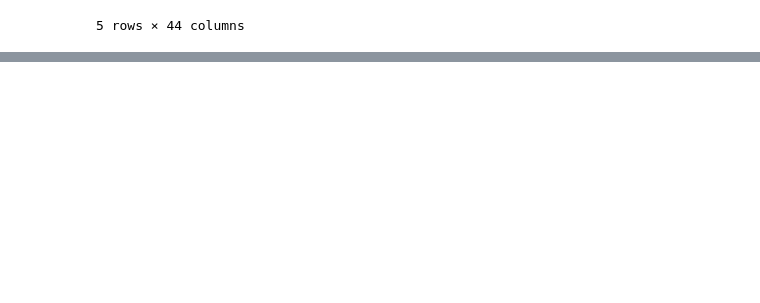
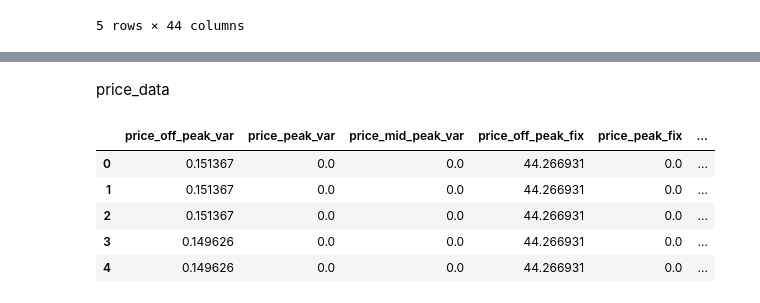
Before and after one commit to AshikurIST/BCG-X--internship, a Jupyter notebook: BCG_X internship.ipynb, the cells around one changed output, grey strips where cells are left out. Saved outputs shown, nothing was run; the diff lists cells and outputs as text; code cells hidden in the pictures; blank space fills up the shorter version.

```diff
--- a/BCG_X internship.ipynb
+++ b/BCG_X internship.ipynb
@@ -380,0 +452,2 @@ cln_data.head()
+# %%
+price_data.drop('id',axis=1,inplace=True)
@@ -380,0 +482,20 @@ cln_data.head()
+# %% [markdown]
+price_data
+# %%
+price_data['price_date']=pd.to_datetime(price_data['price_date'])
+# %%
+price_data['year price_date'] = price_data['price_date'].dt.year
+price_data['month price_date'] = price_data['price_date'].dt.month
+price_data['day price_date'] = price_data['price_date'].dt.day
+price_data['day_of_week date_renewal'] = price_data['price_date'].dt.dayofweek
+# %%
+price_data.drop('price_date',axis=1,inplace=True)
+# %%
+price_data.head()
+# %% [output]
+|  | price_off_peak_var | price_peak_var | price_mid_peak_var | price_off_peak_fix | price_peak_fix | ... |
+| 0 | 0.151367 | 0.0 | 0.0 | 44.266931 | 0.0 | ... |
+| 1 | 0.151367 | 0.0 | 0.0 | 44.266931 | 0.0 | ... |
+| 2 | 0.151367 | 0.0 | 0.0 | 44.266931 | 0.0 | ... |
+| 3 | 0.149626 | 0.0 | 0.0 | 44.266931 | 0.0 | ... |
+| 4 | 0.149626 | 0.0 | 0.0 | 44.266931 | 0.0 | ... |
```
Also changed, not shown: parts of 27 cells of this notebook.
